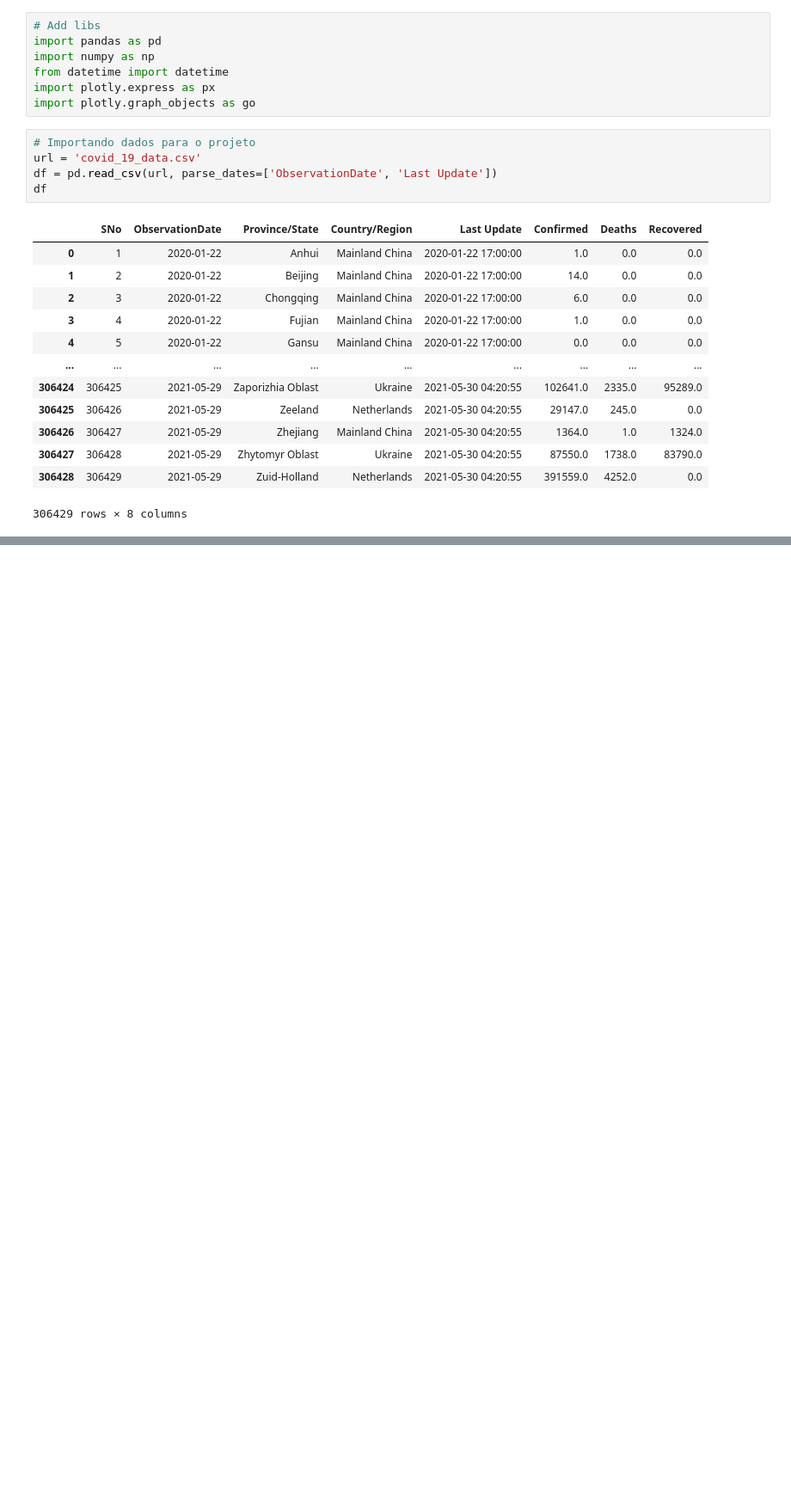
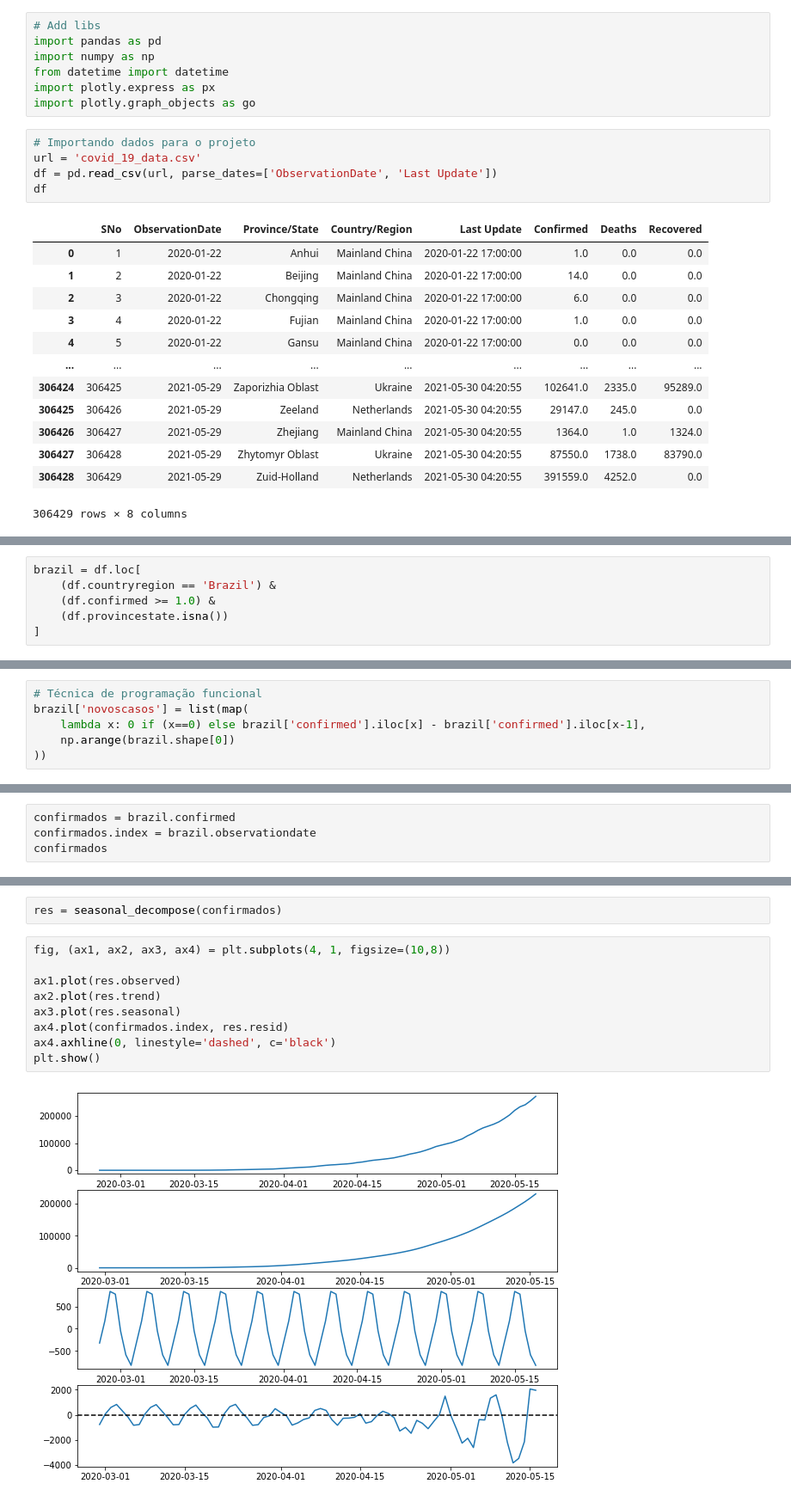
Before and after one commit to DanilloSouza03/COVID-19-Forecasting-in-Brazil-with-Python-and-ML-Models, a Jupyter notebook: covid_project.ipynb, the cells around one changed output, grey strips where cells are left out. Shown at 86% size. Cells and saved outputs as stored; diff of their text form; blank space fills up the shorter version.

```diff
--- a/covid_project.ipynb
+++ b/covid_project.ipynb
@@ -53,0 +136,6 @@ df.sample(15)
+# %%
+brazil = df.loc[
+    (df.countryregion == 'Brazil') &
+    (df.confirmed >= 1.0) &
+    (df.provincestate.isna())
+]
@@ -53,0 +169,6 @@ df.sample(15)
+# %%
+# Técnica de programação funcional
+brazil['novoscasos'] = list(map(
+    lambda x: 0 if (x==0) else brazil['confirmed'].iloc[x] - brazil['confirmed'].iloc[x-1],
+    np.arange(brazil.shape[0])
+))
@@ -53,0 +286,4 @@ df.sample(15)
+# %%
+confirmados = brazil.confirmed
+confirmados.index = brazil.observationdate
+confirmados
@@ -53,0 +304,13 @@ df.sample(15)
+# %%
+res = seasonal_decompose(confirmados)
+# %%
+fig, (ax1, ax2, ax3, ax4) = plt.subplots(4, 1, figsize=(10,8))
+
+ax1.plot(res.observed)
+ax2.plot(res.trend)
+ax3.plot(res.seasonal)
+ax4.plot(confirmados.index, res.resid)
+ax4.axhline(0, linestyle='dashed', c='black')
+plt.show()
+# %% [output]
+[figure, added]
```
Also changed, not shown: parts of 32 cells of this notebook.
